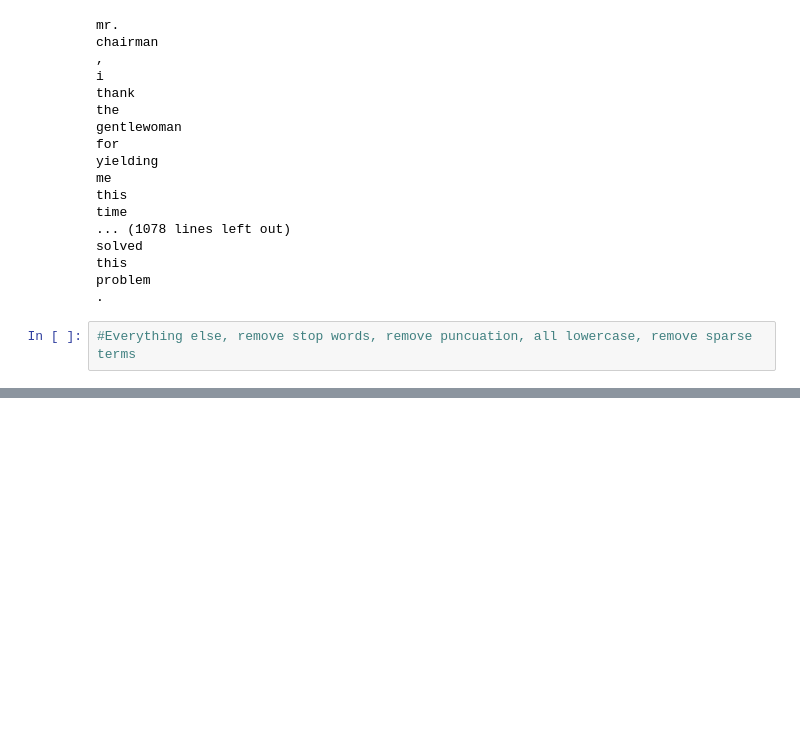
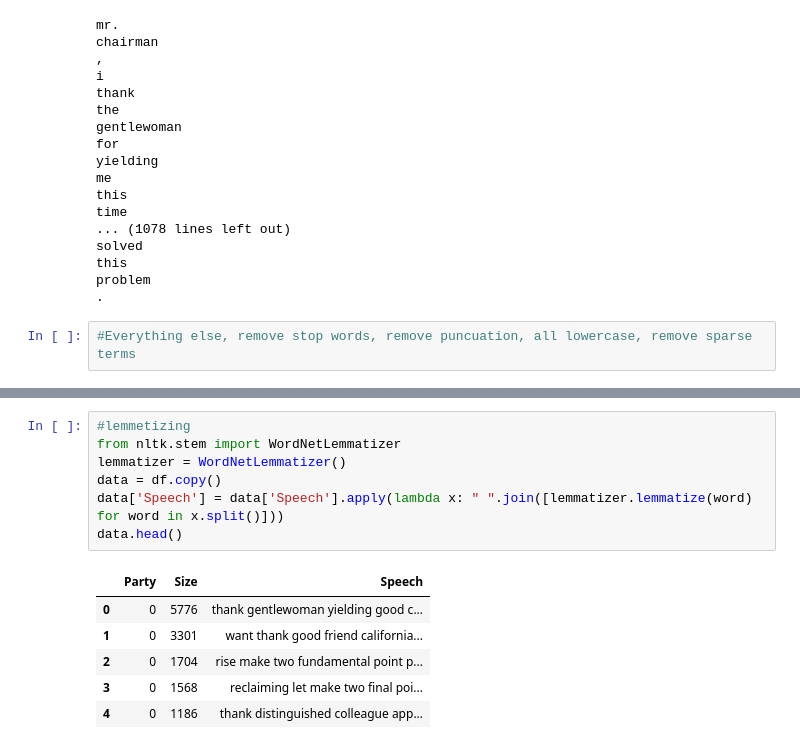
Before and after one commit to eltabre/PolitiGauge, a Jupyter notebook: notebooks/ConvoteDataExploration.ipynb, the cells around one changed output, grey strips where cells are left out. Saved outputs shown, nothing was run; the diff lists cells and outputs as text; blank space fills up the shorter version.

```diff
--- a/notebooks/ConvoteDataExploration.ipynb
+++ b/notebooks/ConvoteDataExploration.ipynb
@@ -181,0 +279,14 @@ problem
+# %%
+#lemmetizing
+from nltk.stem import WordNetLemmatizer
+lemmatizer = WordNetLemmatizer()
+data = df.copy()
+data['Speech'] = data['Speech'].apply(lambda x: " ".join([lemmatizer.lemmatize(word) for word in x.split()]))
+data.head()
+# %% [output]
+|  | Party | Size | Speech |
+| 0 | 0 | 5776 | thank gentlewoman yielding good c... |
+| 1 | 0 | 3301 | want thank good friend california... |
+| 2 | 0 | 1704 | rise make two fundamental point p... |
+| 3 | 0 | 1568 | reclaiming let make two final poi... |
+| 4 | 0 | 1186 | thank distinguished colleague app... |
```
Also changed, not shown: parts of 16 cells of this notebook.
